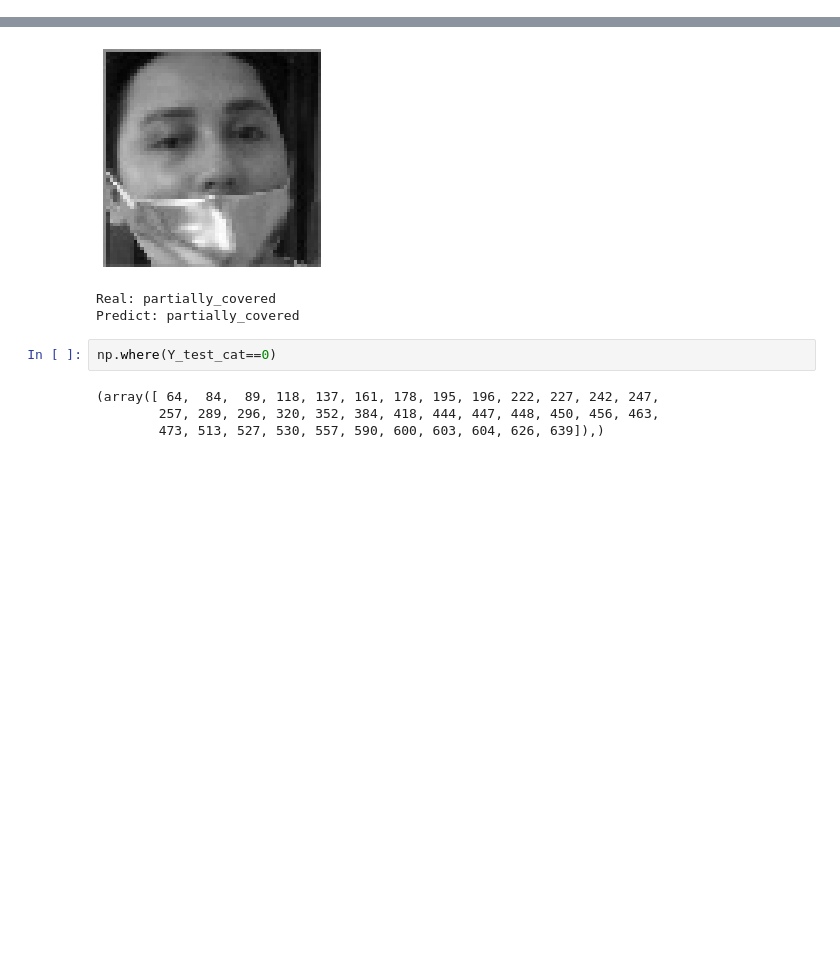
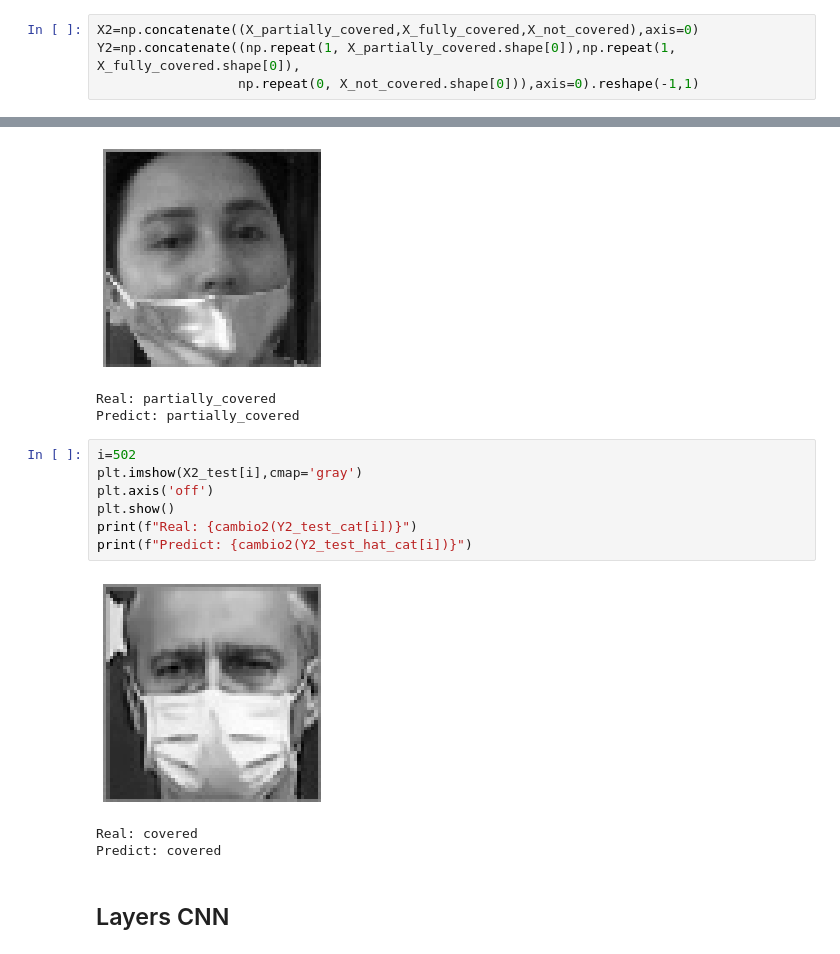
Before and after one commit to joelitam2021/Aprendizaje_profundo, a Jupyter notebook: model/220418_cubrebocas_v1.ipynb, the cells around one changed output, grey strips where cells are left out. Drawn from its saved outputs; the diff is of its cells as text; blank space fills up the shorter version.

```diff
--- a/model/220418_cubrebocas_v1.ipynb
+++ b/model/220418_cubrebocas_v1.ipynb
@@ -92,6 +93,10 @@ Y=np.concatenate((np.repeat(1, X_partially_covered.shape[0]),np.repeat(2, X_not_
                   np.repeat(3, X_not_covered.shape[0]),np.repeat(4, X_fully_covered.shape[0])),axis=0).reshape(-1,1)
 one = OneHotEncoder()
 Y=one.fit_transform(Y).toarray()
+# %%
+X2=np.concatenate((X_partially_covered,X_fully_covered,X_not_covered),axis=0)
+Y2=np.concatenate((np.repeat(1, X_partially_covered.shape[0]),np.repeat(1, X_fully_covered.shape[0]),
+                  np.repeat(0, X_not_covered.shape[0])),axis=0).reshape(-1,1)
 # %%
 X_train,X_test,Y_train,Y_test = train_test_split(X,Y,test_size=0.1,random_state=0)
 X_train,X_val,Y_train,Y_val = train_test_split(X_train,Y_train,test_size=0.15/(1-0.1),random_state=1)
@@ -253,9 +484,16 @@ print(f"Predict: {cambio(Y_test_hat_cat[i])}")
 [figure]
 Real: partially_covered
 Predict: partially_covered
-# %%
-np.where(Y_test_cat==0)
-# %% [output]
-(array([ 64,  84,  89, 118, 137, 161, 178, 195, 196, 222, 227, 242, 247,
-        257, 289, 296, 320, 352, 384, 418, 444, 447, 448, 450, 456, 463,
-        473, 513, 527, 530, 557, 590, 600, 603, 604, 626, 639]),)
+# %%
+i=502
+plt.imshow(X2_test[i],cmap='gray')
+plt.axis('off')
+plt.show()
+print(f"Real: {cambio2(Y2_test_cat[i])}")
+print(f"Predict: {cambio2(Y2_test_hat_cat[i])}")
+# %% [output]
+[figure, added]
+Real: covered
+Predict: covered
+# %% [markdown]
+## Layers CNN
```
Also changed, not shown: parts of 28 cells of this notebook.
